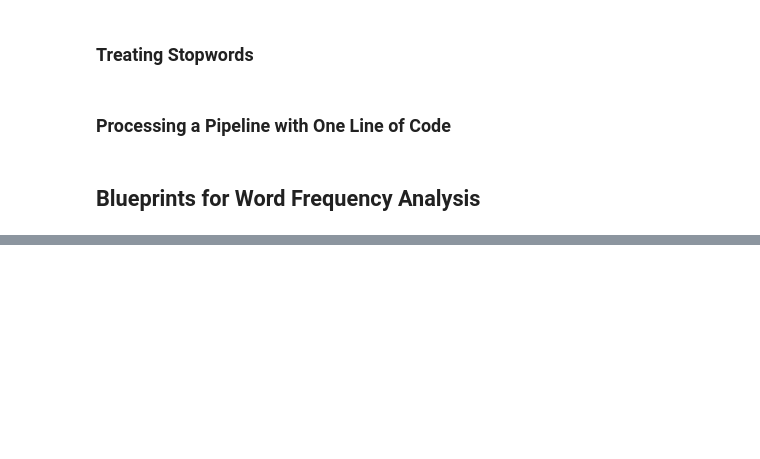
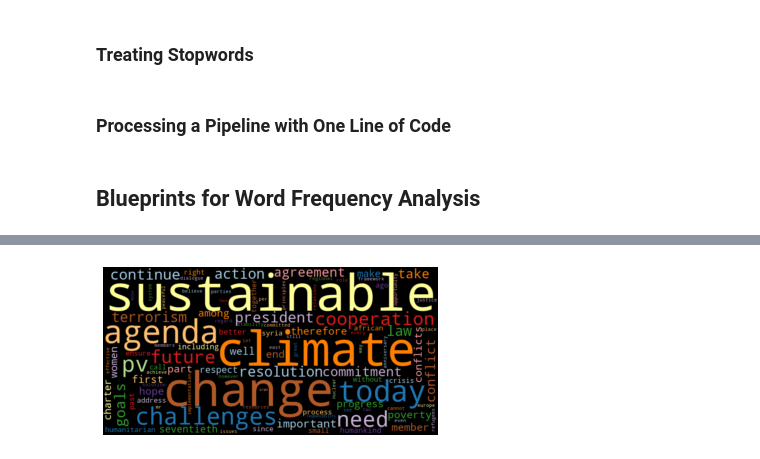
Before and after one commit to lkarjun/Text-Analysis-Workouts, a Jupyter notebook: 1. Gaining Early Insights from Textual Data/notebook.ipynb, the cells around one changed output, grey strips where cells are left out. Cells and saved outputs as stored; diff of their text form; code cells hidden in the pictures; blank space fills up the shorter version.

```diff
--- a/1. Gaining Early Insights from Textual Data/notebook.ipynb
+++ b/1. Gaining Early Insights from Textual Data/notebook.ipynb
@@ -160,0 +289,4 @@ df['num_tokens'] = df['tokens'].map(len)
+# %%
+wordcloud(freq_2015_df['freq'], max_words=100, stopwords=freq_df.head(50).index)
+# %% [output]
+[figure, added]
```
Also changed, not shown: parts of 23 cells of this notebook.
